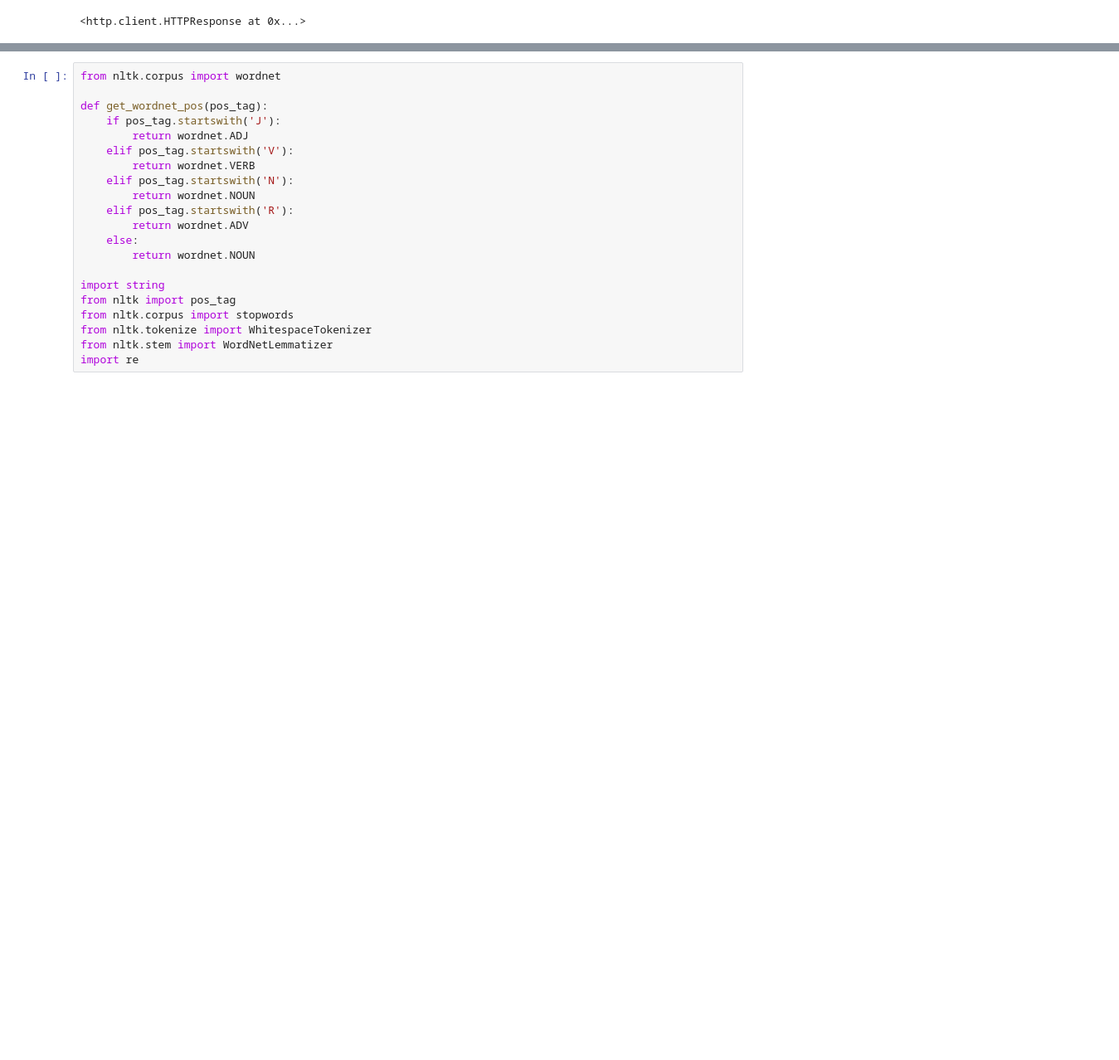
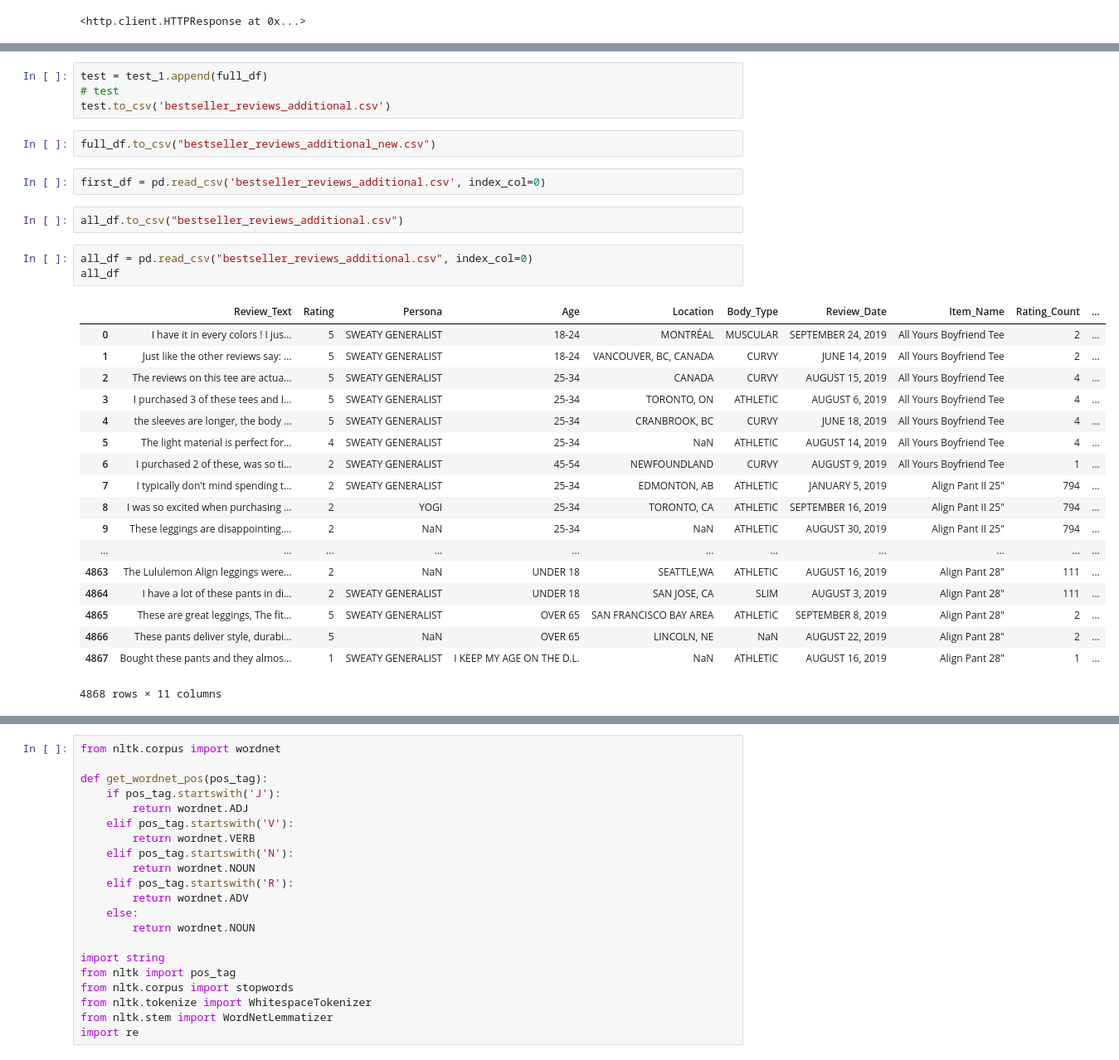
Before and after one commit to LycheeLisa/LuluScraper, a Jupyter notebook: Lululemon.ipynb, the cells around one changed output, grey strips where cells are left out. Shown at 83% size. Drawn from its saved outputs; the diff is of its cells as text; blank space fills up the shorter version.

```diff
--- a/Lululemon.ipynb
+++ b/Lululemon.ipynb
@@ -76,0 +140,32 @@ product_page = opener.open(test_link_working)
+# %%
+test = test_1.append(full_df)
+# test
+test.to_csv('bestseller_reviews_additional.csv')
+# %%
+full_df.to_csv("bestseller_reviews_additional_new.csv")
+# %%
+first_df = pd.read_csv('bestseller_reviews_additional.csv', index_col=0)
+# %%
+all_df.to_csv("bestseller_reviews_additional.csv")
+# %%
+all_df = pd.read_csv("bestseller_reviews_additional.csv", index_col=0)
+all_df
+# %% [output]
+|  | Review_Text | Rating | Persona | Age | Location | Body_Type | Review_Date | Item_Name | Rating_Count | ... |
+| 0 | I have it in every colors ! I jus... | 5 | SWEATY GENERALIST | 18-24 | MONTRÉAL | MUSCULAR | SEPTEMBER 24, 2019 | All Yours Boyfriend Tee | 2 | ... |
+| 1 | Just like the other reviews say: ... | 5 | SWEATY GENERALIST | 18-24 | VANCOUVER, BC, CANADA | CURVY | JUNE 14, 2019 | All Yours Boyfriend Tee | 2 | ... |
+| 2 | The reviews on this tee are actua... | 5 | SWEATY GENERALIST | 25-34 | CANADA | CURVY | AUGUST 15, 2019 | All Yours Boyfriend Tee | 4 | ... |
+| 3 | I purchased 3 of these tees and I... | 5 | SWEATY GENERALIST | 25-34 | TORONTO, ON | ATHLETIC | AUGUST 6, 2019 | All Yours Boyfriend Tee | 4 | ... |
+| 4 | the sleeves are longer, the body ... | 5 | SWEATY GENERALIST | 25-34 | CRANBROOK, BC | CURVY | JUNE 18, 2019 | All Yours Boyfriend Tee | 4 | ... |
+| 5 | The light material is perfect for... | 4 | SWEATY GENERALIST | 25-34 | NaN | ATHLETIC | AUGUST 14, 2019 | All Yours Boyfriend Tee | 4 | ... |
+| 6 | I purchased 2 of these, was so ti... | 2 | SWEATY GENERALIST | 45-54 | NEWFOUNDLAND | CURVY | AUGUST 9, 2019 | All Yours Boyfriend Tee | 1 | ... |
+| 7 | I typically don't mind spending t... | 2 | SWEATY GENERALIST | 25-34 | EDMONTON, AB | ATHLETIC | JANUARY 5, 2019 | Align Pant II 25" | 794 | ... |
+| 8 | I was so excited when purchasing ... | 2 | YOGI | 25-34 | TORONTO, CA | ATHLETIC | SEPTEMBER 16, 2019 | Align Pant II 25" | 794 | ... |
+| 9 | These leggings are disappointing.... | 2 | NaN | 25-34 | NaN | ATHLETIC | AUGUST 30, 2019 | Align Pant II 25" | 794 | ... |
+| ... | ... | ... | ... | ... | ... | ... | ... | ... | ... | ... |
+| 4863 | The Lululemon Align leggings were... | 2 | NaN | UNDER 18 | SEATTLE,WA | ATHLETIC | AUGUST 16, 2019 | Align Pant 28" | 111 | ... |
+| 4864 | I have a lot of these pants in di... | 2 | SWEATY GENERALIST | UNDER 18 | SAN JOSE, CA | SLIM | AUGUST 3, 2019 | Align Pant 28" | 111 | ... |
+| 4865 | These are great leggings, The fit... | 5 | SWEATY GENERALIST | OVER 65 | SAN FRANCISCO BAY AREA | ATHLETIC | SEPTEMBER 8, 2019 | Align Pant 28" | 2 | ... |
+| 4866 | These pants deliver style, durabi... | 5 | NaN | OVER 65 | LINCOLN, NE | NaN | AUGUST 22, 2019 | Align Pant 28" | 2 | ... |
+| 4867 | Bought these pants and they almos... | 1 | SWEATY GENERALIST | I KEEP MY AGE ON THE D.L. | NaN | ATHLETIC | AUGUST 16, 2019 | Align Pant 28" | 1 | ... |
+4868 rows × 11 columns
```
Also changed, not shown: parts of 26 cells of this notebook.
